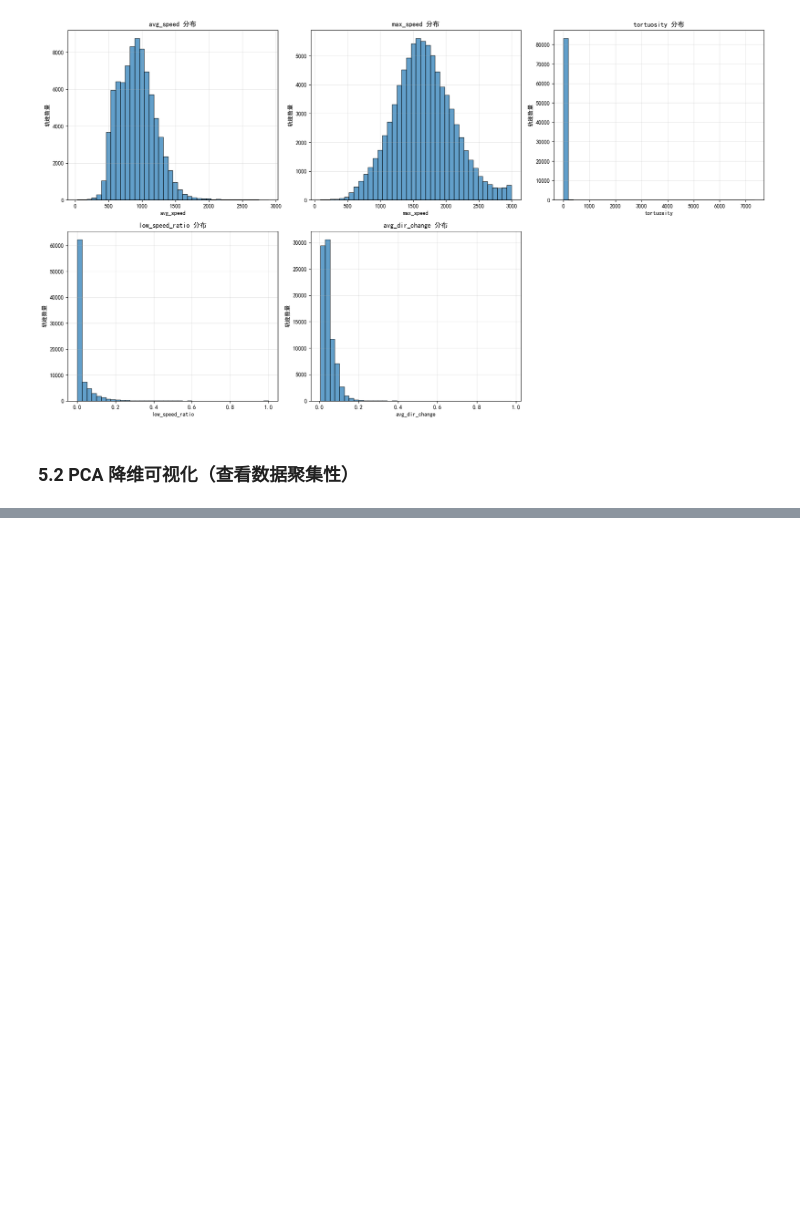
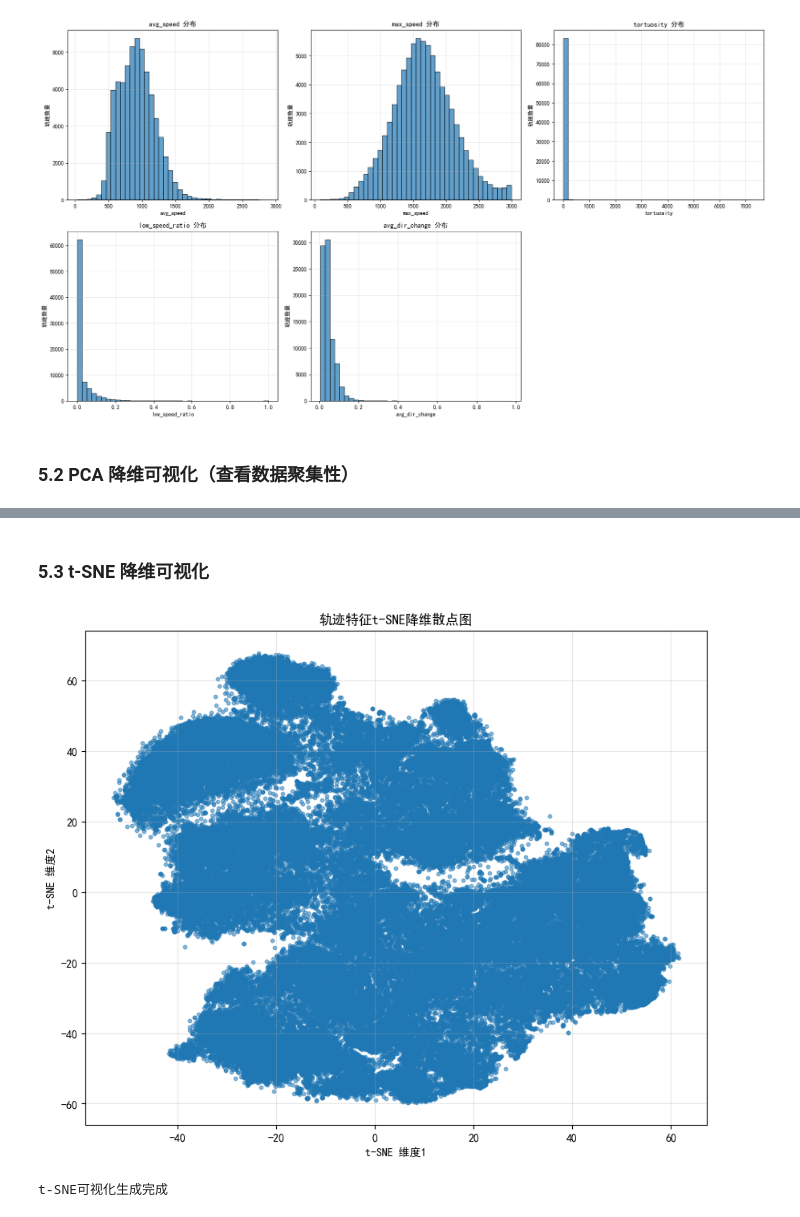
Before and after one commit to Ahlietta/abnormal-trajectory-detection, a Jupyter notebook: notebooks/02_trajectory_preprocessing_feature_extraction.ipynb, the cells around one changed output, grey strips where cells are left out. Cells and saved outputs as stored; diff of their text form; code cells hidden in the pictures; blank space fills up the shorter version.

```diff
--- a/notebooks/02_trajectory_preprocessing_feature_extraction.ipynb
+++ b/notebooks/02_trajectory_preprocessing_feature_extraction.ipynb
@@ -378,0 +416,29 @@ print(f"前两个主成分解释方差占比: {np.sum(pca.explained_variance_rat
+# %% [markdown]
+### 5.3 t-SNE 降维可视化
+# %%
+from sklearn.manifold import TSNE
+
+# t-SNE参数：perplexity设为样本数的平方根左右，适配数据规模
+tsne = TSNE(
+    n_components=2,
+    random_state=42,
+    perplexity=289,
+    n_iter=1000,
+    init='pca',
+    learning_rate='auto'
+)
+tsne_result = tsne.fit_transform(feature_matrix)
+
+plt.figure(figsize=(10, 8))
+plt.scatter(tsne_result[:, 0], tsne_result[:, 1], alpha=0.5, s=10)
+plt.xlabel('t-SNE 维度1')
+plt.ylabel('t-SNE 维度2')
+plt.title('轨迹特征t-SNE降维散点图')
+plt.grid(alpha=0.3)
+plt.savefig('../results/figures/tsne_visualization.png', dpi=150, bbox_inches='tight')
+plt.show()
+
+print("t-SNE可视化生成完成")
+# %% [output]
+[figure, added]
+t-SNE可视化生成完成
```
Also changed, not shown: parts of 6 cells of this notebook, 7 other files.
